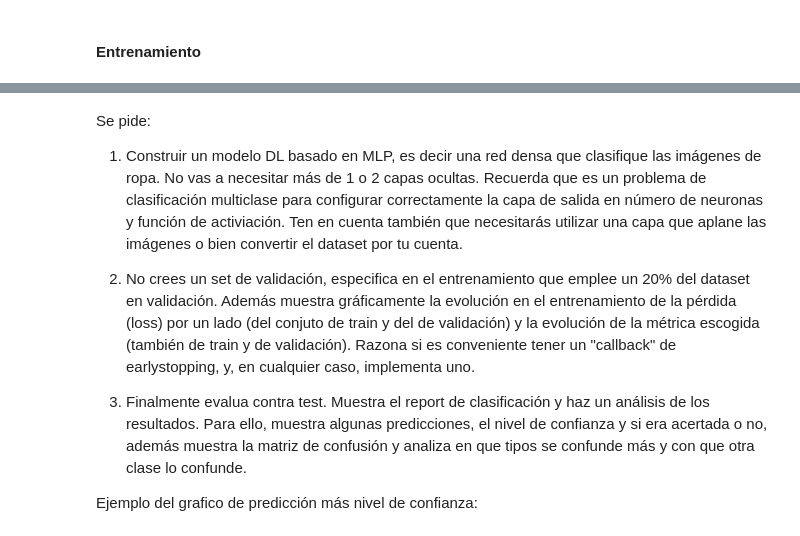
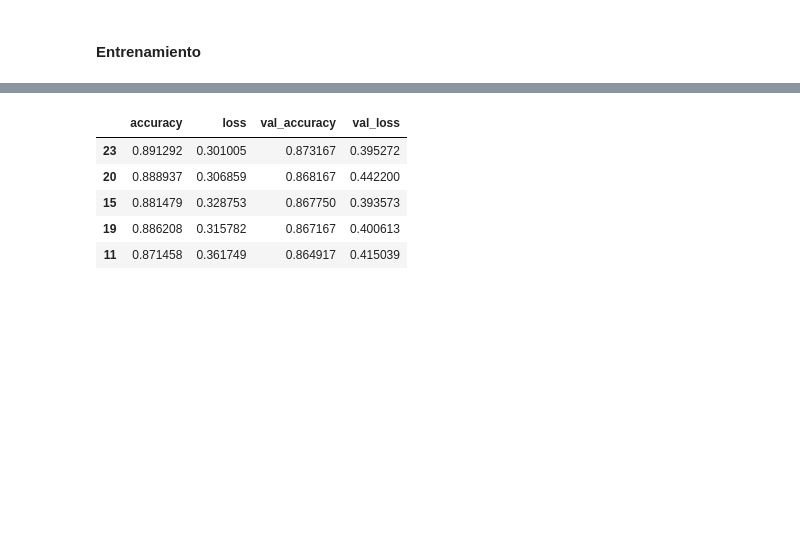
Before and after one commit to aaerror/ONLINE_DS_THEBRIDGE_AAC, a Jupyter notebook: deep_learning/sprint_15/keras/keras.ipynb, the cells around one changed output, grey strips where cells are left out. Drawn from its saved outputs; the diff is of its cells as text; code cells hidden in the pictures; blank space fills up the shorter version.

```diff
--- a/deep_learning/sprint_15/keras/keras.ipynb
+++ b/deep_learning/sprint_15/keras/keras.ipynb
@@ -400,10 +396,10 @@ pd.DataFrame(dl_history.history)
-# %% [markdown]
-Se pide:
-
-1. Construir un modelo DL basado en MLP, es decir una red densa que clasifique las imágenes de ropa. No vas a necesitar más de 1 o 2 capas ocultas. Recuerda que es un problema de clasificación multiclase para configurar correctamente la capa de salida en número de neuronas y función de activiación. Ten en cuenta también que necesitarás utilizar una capa que aplane las imágenes o bien convertir el dataset por tu cuenta.
-
-2. No crees un set de validación, especifica en el entrenamiento que emplee un 20% del dataset en validación. Además muestra gráficamente la evolución en el entrenamiento de la pérdida (loss) por un lado (del conjuto de train y del de validación) y la evolución de la métrica escogida (también de train  y de validación). Razona si es conveniente tener un "callback" de earlystopping, y, en cualquier caso, implementa uno.
-
-3. Finalmente evalua contra test. Muestra el report de clasificación y haz un análisis de los resultados. Para ello, muestra algunas predicciones, el nivel de confianza y si era acertada o no, además muestra la matriz de confusión y analiza en que tipos se confunde más y con que otra clase lo confunde.
-
-Ejemplo del grafico de predicción más nivel de confianza:
+# %%
+data = pd.DataFrame(dl_history.history)
+data.sort_values(by="val_accuracy", ascending=False).head()
+# %% [output]
+|  | accuracy | loss | val_accuracy | val_loss |
+| 23 | 0.891292 | 0.301005 | 0.873167 | 0.395272 |
+| 20 | 0.888937 | 0.306859 | 0.868167 | 0.442200 |
+| 15 | 0.881479 | 0.328753 | 0.867750 | 0.393573 |
+| 19 | 0.886208 | 0.315782 | 0.867167 | 0.400613 |
+| 11 | 0.871458 | 0.361749 | 0.864917 | 0.415039 |
```
Also changed, not shown: parts of 17 cells of this notebook.
